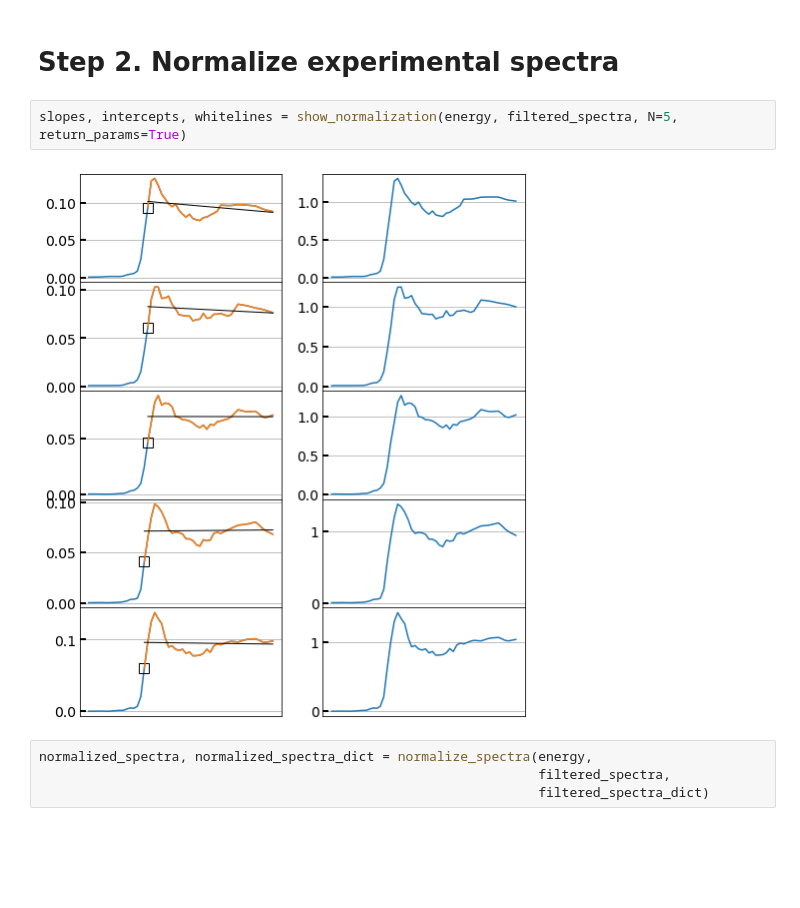
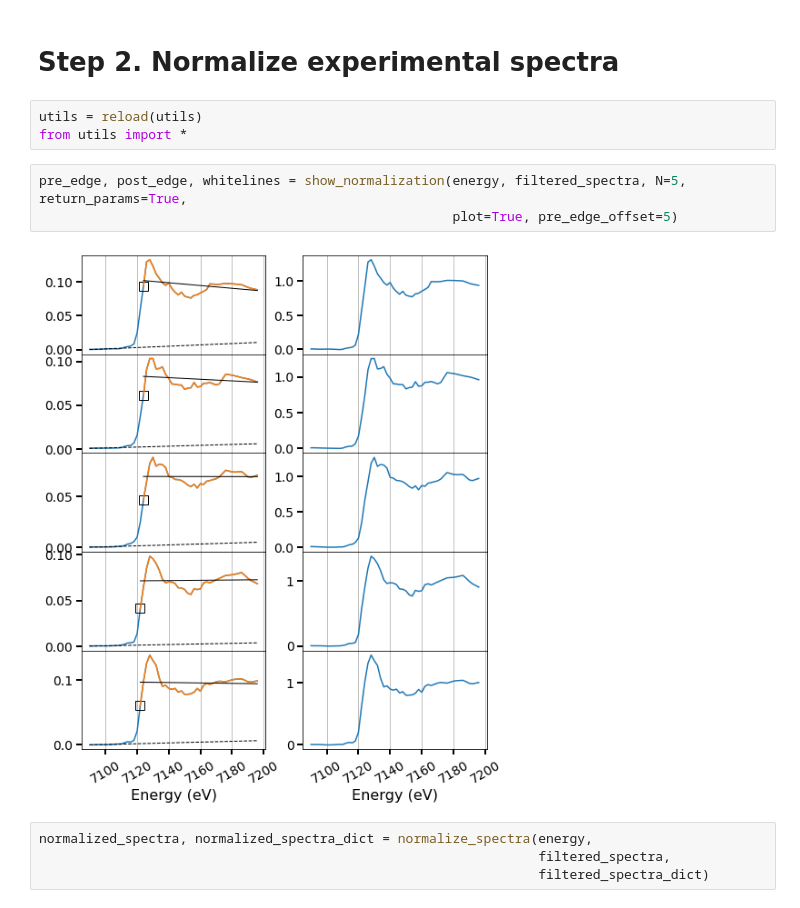
Before and after one commit to stetef/nano-XANES-microscopy-of-Fe, a Jupyter notebook: Analysis & Visualization.ipynb, the cells around one changed output. Cells and saved outputs as stored; diff of their text form; blank space fills up the shorter version.

```diff
--- a/Analysis & Visualization.ipynb
+++ b/Analysis & Visualization.ipynb
@@ -258,10 +256,14 @@ for x in range(fd.shape[1]):
 filtered_spectra = np.array(list(filtered_spectra_dict.values()))
 # %% [markdown]
 # Step 2. Normalize experimental spectra
+# %%
+utils = reload(utils)
+from utils import *
 # %%
-slopes, intercepts, whitelines = show_normalization(energy, filtered_spectra, N=5, return_params=True)
+pre_edge, post_edge, whitelines = show_normalization(energy, filtered_spectra, N=5, return_params=True,
+                                                     plot=True, pre_edge_offset=5)
 # %% [output]
-[figure, old version]
+[figure, new version]
 # %%
 normalized_spectra, normalized_spectra_dict = normalize_spectra(energy,
                                                                 filtered_spectra,
```
Also changed, not shown: parts of 33 cells of this notebook, 29 other files.
